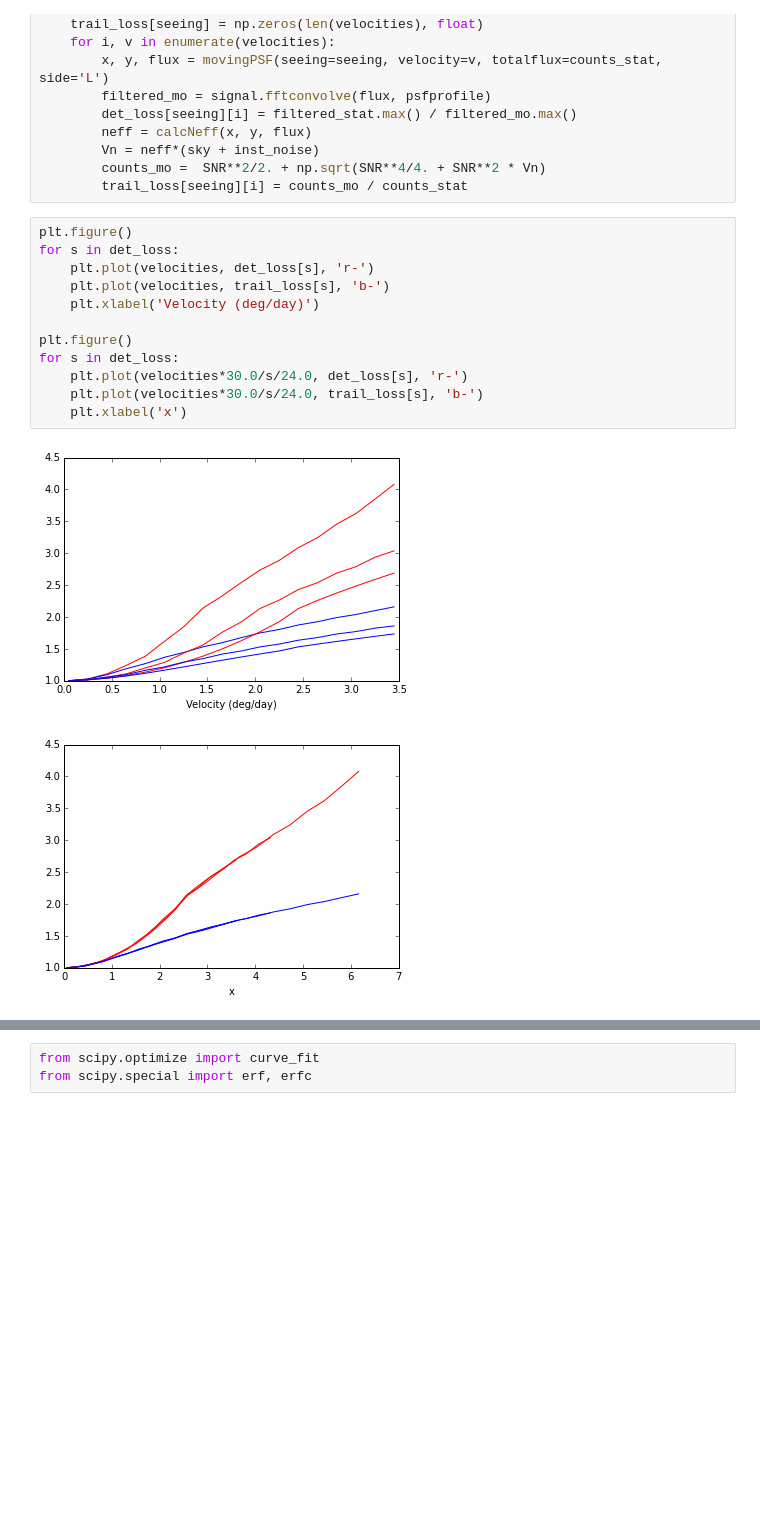
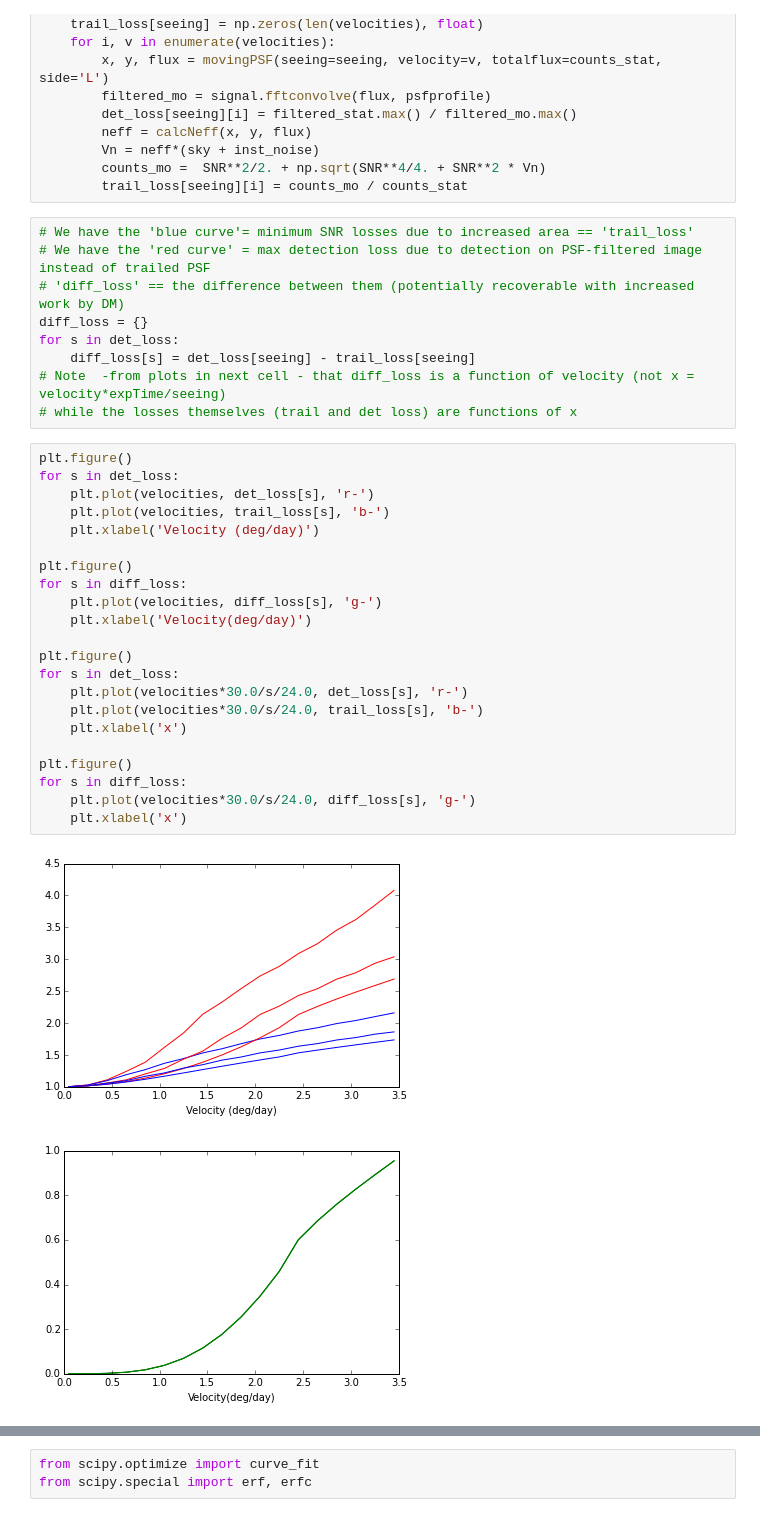
Before and after one commit to rhiannonlynne/MafSSO, a Jupyter notebook: Trailing Losses.ipynb, the cells around one changed output, grey strips where cells are left out. Drawn from its saved outputs; the diff is of its cells as text; blank space fills up the shorter version.

```diff
--- a/Trailing Losses.ipynb
+++ b/Trailing Losses.ipynb
@@ -534,18 +534,37 @@ for seeing in ([0.7, 1.0, 1.2]):
         Vn = neff*(sky + inst_noise)
         counts_mo =  SNR**2/2. + np.sqrt(SNR**4/4. + SNR**2 * Vn)
         trail_loss[seeing][i] = counts_mo / counts_stat
+# %%
+# We have the 'blue curve'= minimum SNR losses due to increased area == 'trail_loss'
+# We have the 'red curve' = max detection loss due to detection on PSF-filtered image instead of trailed PSF
+# 'diff_loss' == the difference between them (potentially recoverable with increased work by DM)
+diff_loss = {}
+for s in det_loss:
+    diff_loss[s] = det_loss[seeing] - trail_loss[seeing]
+# Note  -from plots in next cell - that diff_loss is a function of velocity (not x = velocity*expTime/seeing)
+# while the losses themselves (trail and det loss) are functions of x
 # %%
 plt.figure()
 for s in det_loss:
     plt.plot(velocities, det_loss[s], 'r-')
     plt.plot(velocities, trail_loss[s], 'b-')
     plt.xlabel('Velocity (deg/day)')
 
 plt.figure()
+for s in diff_loss:
+    plt.plot(velocities, diff_loss[s], 'g-')
+    plt.xlabel('Velocity(deg/day)')
+
+plt.figure()
 for s in det_loss:
     plt.plot(velocities*30.0/s/24.0, det_loss[s], 'r-')
     plt.plot(velocities*30.0/s/24.0, trail_loss[s], 'b-')
     plt.xlabel('x')
+
+plt.figure()
+for s in diff_loss:
+    plt.plot(velocities*30.0/s/24.0, diff_loss[s], 'g-')
+    plt.xlabel('x')
 # %% [output]
 [figure]
-[figure, old version]
+[figure, new version]
```
Also changed, not shown: parts of 16 cells of this notebook.
